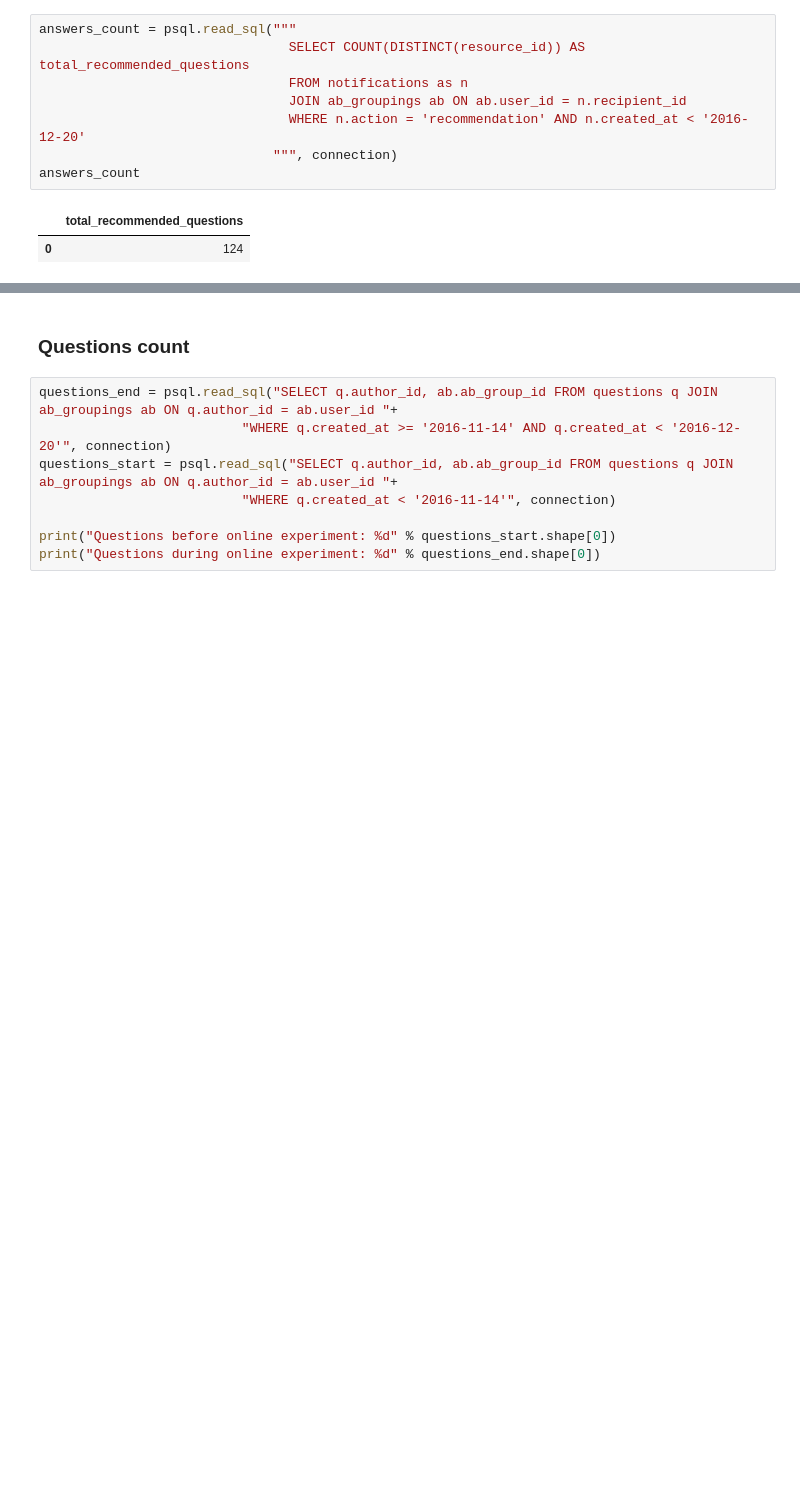
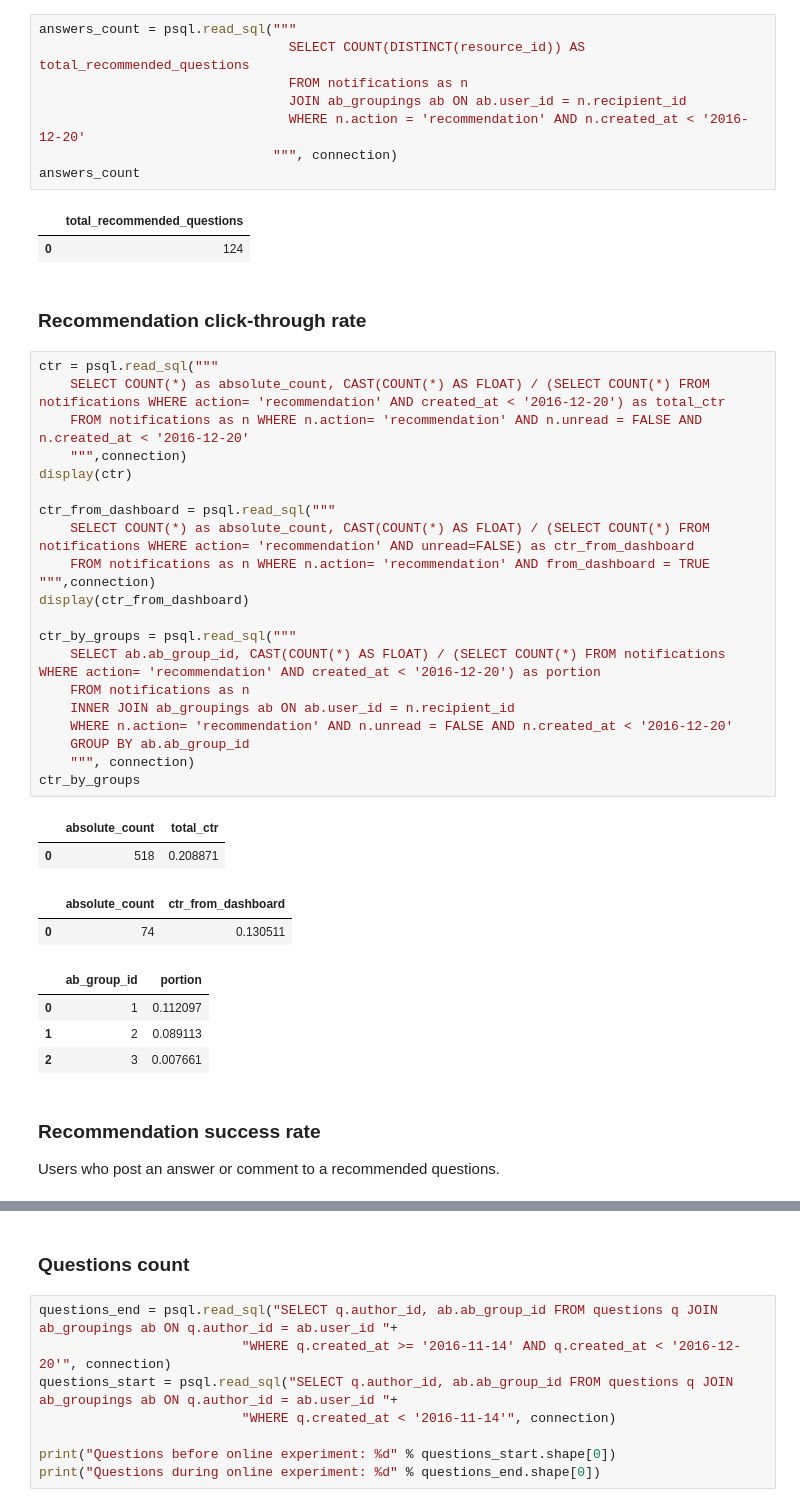
Before and after one commit to dmacjam/dp-analysis-evaluation, a Jupyter notebook: Online Evaluation.ipynb, the cells around one changed output, grey strips where cells are left out. Cells and saved outputs as stored; diff of their text form; blank space fills up the shorter version.

```diff
--- a/Online Evaluation.ipynb
+++ b/Online Evaluation.ipynb
@@ -48,3 +54,37 @@ answers_count
 # %% [output]
 |  | total_recommended_questions |
 | 0 | 124 |
+# %% [markdown]
+### Recommendation click-through rate
+# %%
+ctr = psql.read_sql("""
+    SELECT COUNT(*) as absolute_count, CAST(COUNT(*) AS FLOAT) / (SELECT COUNT(*) FROM notifications WHERE action= 'recommendation' AND created_at < '2016-12-20') as total_ctr
+    FROM notifications as n WHERE n.action= 'recommendation' AND n.unread = FALSE AND n.created_at < '2016-12-20'
+    """,connection)
+display(ctr)
+
+ctr_from_dashboard = psql.read_sql("""
+    SELECT COUNT(*) as absolute_count, CAST(COUNT(*) AS FLOAT) / (SELECT COUNT(*) FROM notifications WHERE action= 'recommendation' AND unread=FALSE) as ctr_from_dashboard
+    FROM notifications as n WHERE n.action= 'recommendation' AND from_dashboard = TRUE    """,connection)
+display(ctr_from_dashboard)
+
+ctr_by_groups = psql.read_sql("""
+    SELECT ab.ab_group_id, CAST(COUNT(*) AS FLOAT) / (SELECT COUNT(*) FROM notifications WHERE action= 'recommendation' AND created_at < '2016-12-20') as portion
+    FROM notifications as n
+    INNER JOIN ab_groupings ab ON ab.user_id = n.recipient_id
+    WHERE n.action= 'recommendation' AND n.unread = FALSE AND n.created_at < '2016-12-20'
+    GROUP BY ab.ab_group_id
+    """, connection)
+ctr_by_groups
+# %% [output]
+|  | absolute_count | total_ctr |
+| 0 | 518 | 0.208871 |
+|  | absolute_count | ctr_from_dashboard |
+| 0 | 74 | 0.130511 |
+|  | ab_group_id | portion |
+| 0 | 1 | 0.112097 |
+| 1 | 2 | 0.089113 |
+| 2 | 3 | 0.007661 |
+# %% [markdown]
+### Recommendation success rate
+Users who post an answer or comment to a recommended questions.
```
Also changed, not shown: parts of 7 cells of this notebook.
